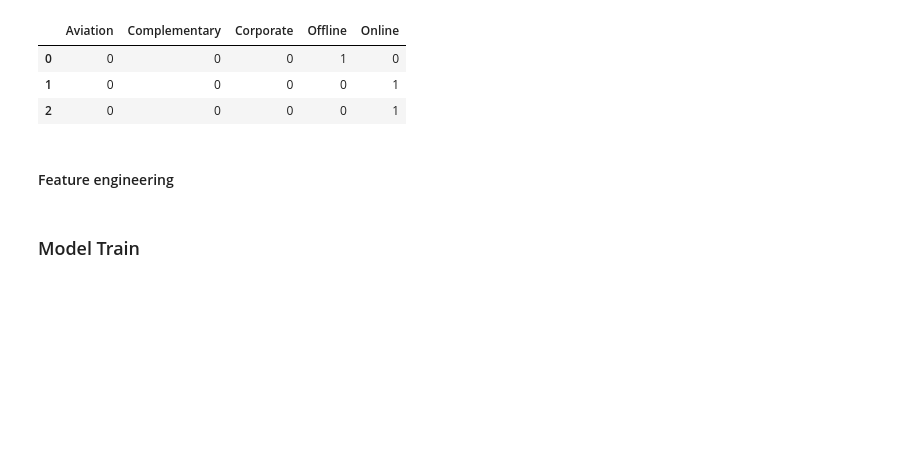
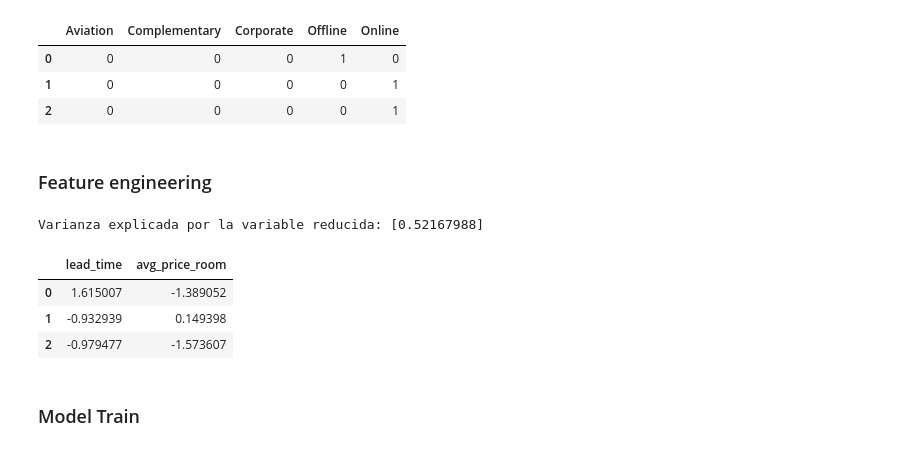
Before and after one commit to arielRas/CoderHouseDataScience-ProyectoFinal, a Jupyter notebook: Model.ipynb, the cells around one changed output. Cells and saved outputs as stored; diff of their text form; code cells hidden in the pictures; blank space fills up the shorter version.

```diff
--- a/Model.ipynb
+++ b/Model.ipynb
@@ -29,5 +31,31 @@ var_dummy.head(3)
 | 1 | 0 | 0 | 0 | 0 | 1 |
 | 2 | 0 | 0 | 0 | 0 | 1 |
 # %% [markdown]
-#### Feature engineering
+### Feature engineering
+# %%
+#SE ESTANDARIZAN VARIABLES (µ=0; σ=1)
+scaler = StandardScaler()
+date_vars = scaler.fit_transform(df[['arrival_day', 'arrival_month']])
+
+#REDUCCION DE DIMENSIONALIDAD
+pca = PCA(n_components=1)
+reduce_vars = pca.fit_transform(date_vars)
+reduce_vars = pd.Series(reduce_vars.flatten(), name='reduce_var')
+
+#RESULTADO
+print(f'Varianza explicada por la variable reducida: {pca.explained_variance_ratio_}')
+# %% [output]
+Varianza explicada por la variable reducida: [0.52167988]
+# %%
+#SE ESTANDARIZAN VARIABLES (µ=0; σ=1)
+std_vars = pd.DataFrame(StandardScaler().fit_transform(df[['lead_time', 'avg_price_room']]),
+                        columns=['lead_time', 'avg_price_room'])
+
+#RESULTADO
+std_vars.head(3)
+# %% [output]
+|  | lead_time | avg_price_room |
+| 0 | 1.615007 | -1.389052 |
+| 1 | -0.932939 | 0.149398 |
+| 2 | -0.979477 | -1.573607 |
 # %%
```
Also changed, not shown: parts of 5 cells of this notebook.
